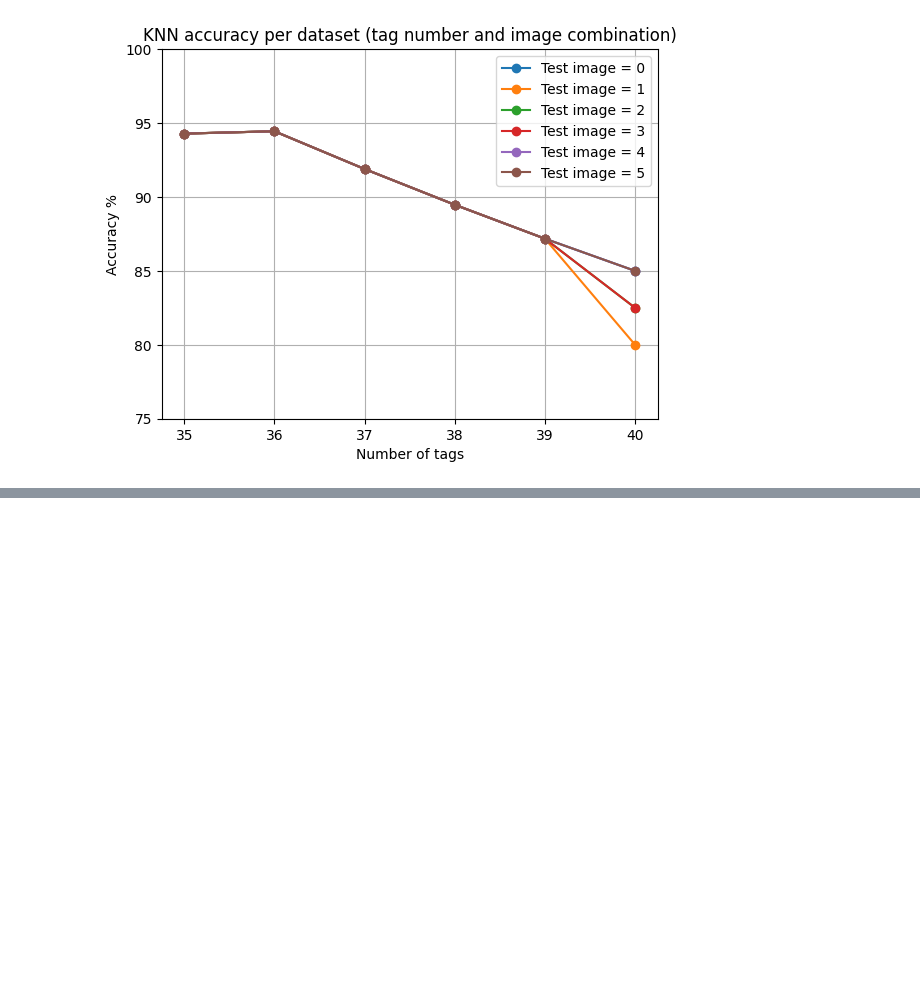
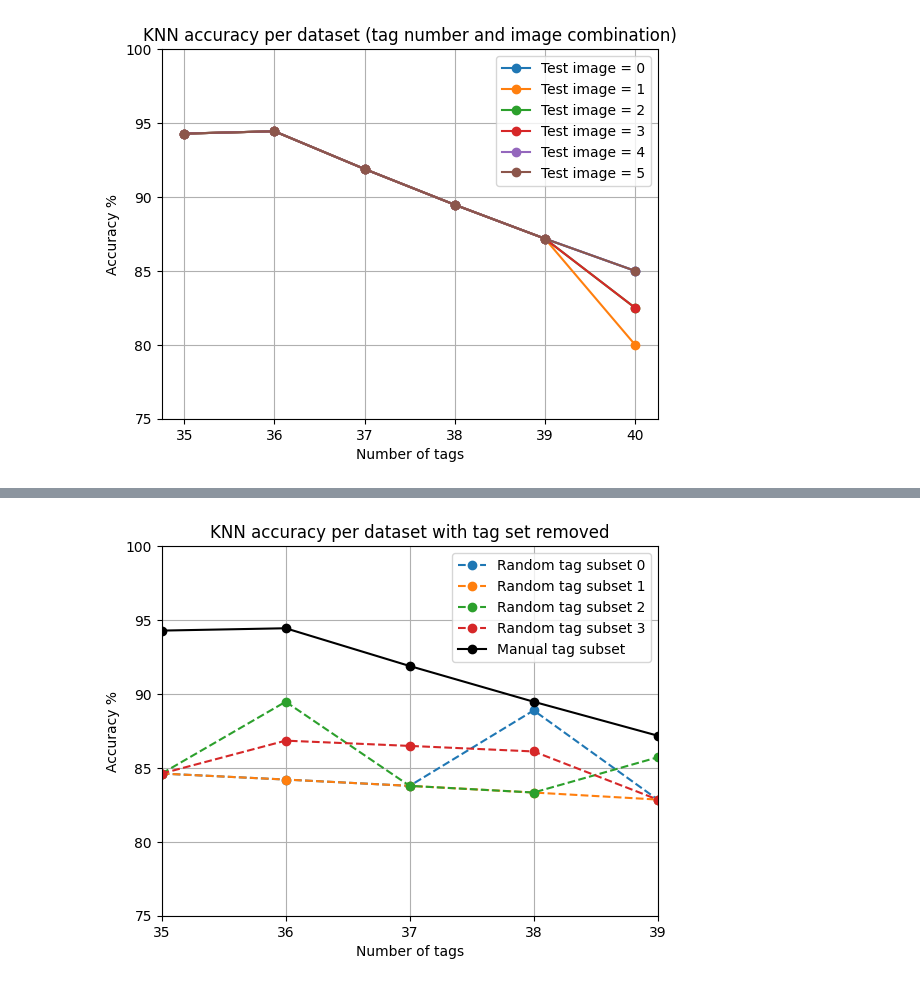
Before and after one commit to acb21kb/bumblebee-tags, a Jupyter notebook: full_implementation.ipynb, the cells around one changed output, grey strips where cells are left out. Drawn from its saved outputs; the diff is of its cells as text; code cells hidden in the pictures; blank space fills up the shorter version.

Commit message:
Random tag subset classification comparison

```diff
--- a/full_implementation.ipynb
+++ b/full_implementation.ipynb
@@ -1121,7 +1121,6 @@ tag_numbers = [tag35, tag36, tag37, tag38, tag39]
 img_accuracies = [[], [], [], [], []]
 tag_shape = [175, 180, 185, 190, 195]
 for i in range(5):
-    this_img = []
     by_diff_img = train_set_og.copy()
     new_test = [x[i] for x in by_diff_img]
 
@@ -1175,0 +1177,18 @@ plt.show()
+# %%
+removal_acc = [[], [], [], []]
+tag_shape = [175, 180, 185, 190, 195]
+tag_shape.reverse()
+
+for i in range(4):
+    for j in range(5):
+        by_diff_img = train_set_og.copy()
+        tag_remove = ran.sample(list(range(40)),j+1)
+        subset_img = np.delete(train_set_og, tag_remove, 0)
+        subset_labels = np2.delete(train_labels, np2.argwhere(np2.isin(train_labels, tag_remove)))
+        labels_ = np.delete(np2.array(list(range(40))), tag_remove)
+        test_set_ = np.delete(new_test, tag_remove, 0)
+
+        subset_img = subset_img.reshape(tag_shape[j],3)
+        knn = KNeighborsClassifier(5).fit(subset_img, subset_labels)
+        knn_pred = knn.predict(test_set_)
+        removal_acc[i].append(scores(knn_pred, labels_, f"KNN random tags = {35+j}")*100)
@@ -1175,0 +1213,18 @@ plt.show()
+# %%
+plt.figure()
+names = [35, 36, 37, 38, 39]
+for n in range(len(removal_acc)):
+    plt.plot(names, removal_acc[n], marker='o', linestyle='--', label=f'Random tag subset {n}')
+plt.plot(names, plot_knn[:-1], marker='o', color='k', label='Manual tag subset')
+
+plt.grid()
+plt.xticks(names)
+plt.xlim((35, 39))
+plt.ylim((75,100))
+plt.xlabel("Number of tags")
+plt.ylabel("Accuracy %")
+plt.title("KNN accuracy per dataset with tag set removed")
+plt.legend()
+plt.show()
+# %% [output]
+[figure, added]
```
Also changed, not shown: parts of 4 cells of this notebook.
